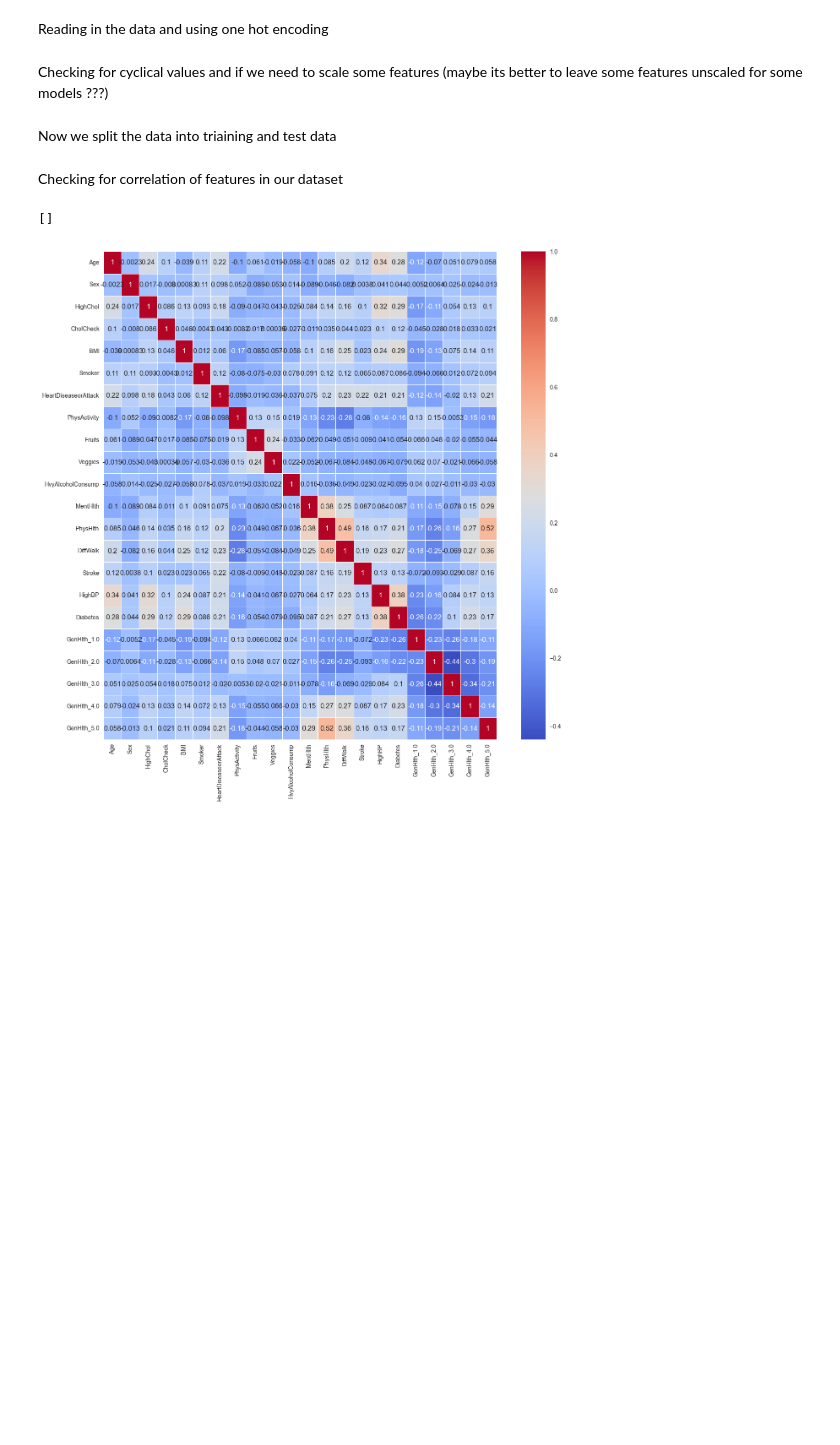
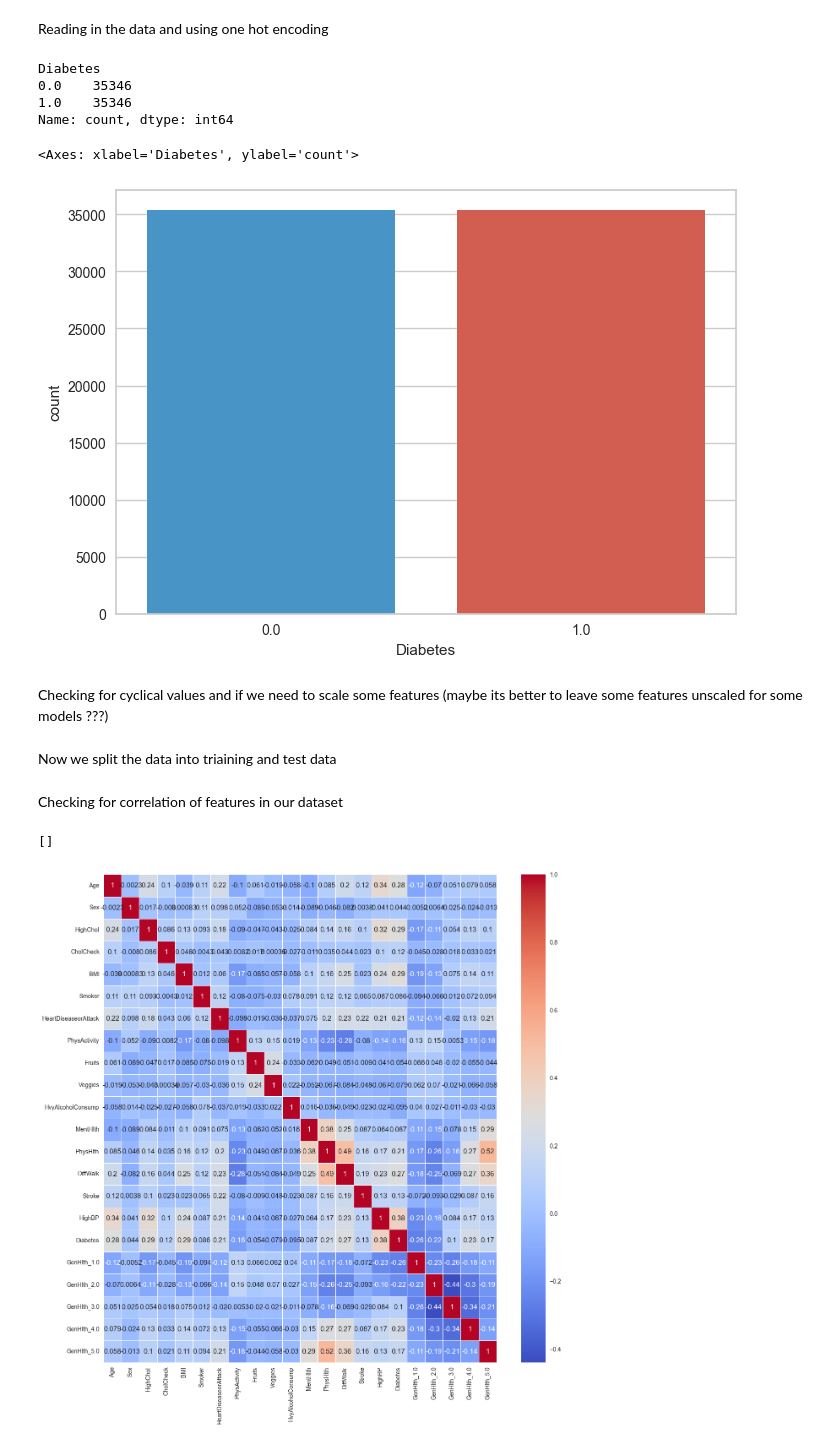
Before and after one commit to jan-ba/ml-diabetes-prediction, a Jupyter notebook: predict_diabetes.ipynb, the cells around one changed output. Drawn from its saved outputs; the diff is of its cells as text; code cells hidden in the pictures; blank space fills up the shorter version.

Commit message:
added class balance check

```diff
--- a/predict_diabetes.ipynb
+++ b/predict_diabetes.ipynb
@@ -37,6 +37,20 @@ print(df.describe())
 
 # One hot encoding for GeneralHealth since its a catagorical value from 1-5
 df = pd.get_dummies(df, columns=["GenHlth"])
+# %%
+# Checking for class balance
+class_counts = df['Diabetes'].value_counts()
+
+# print(class_counts)
+# colors = ["#3498db", "#e74c3c"]
+# sns.countplot(x="Diabetes", data=df,palette=colors)
+# %% [output]
+Diabetes
+0.0    35346
+1.0    35346
+Name: count, dtype: int64
+<Axes: xlabel='Diabetes', ylabel='count'>
+[figure, added]
 # %%
 ## Plot: Distribution of age groups
 
```
